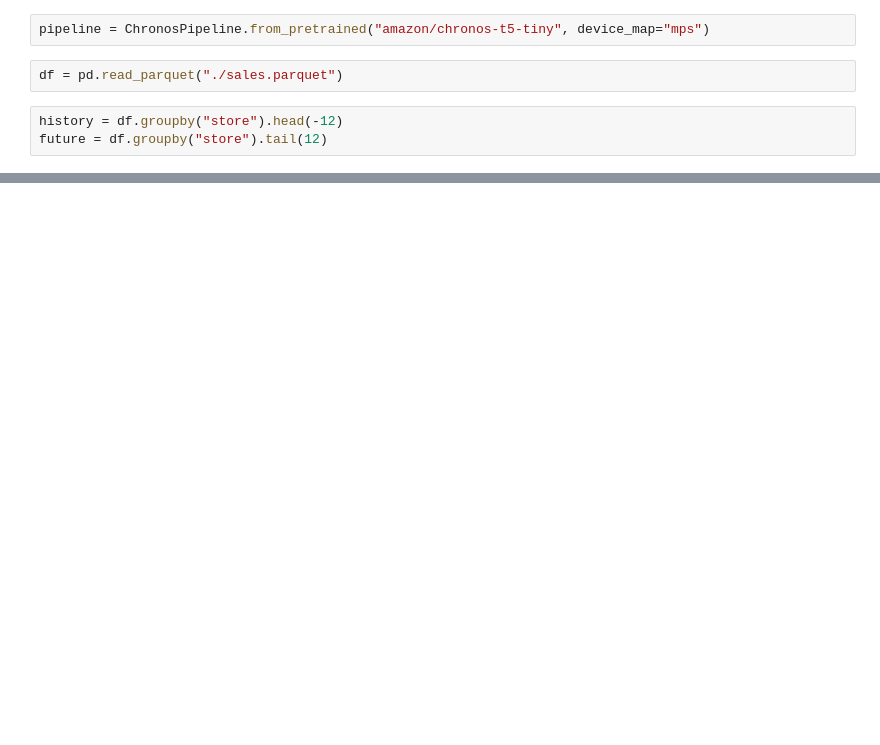
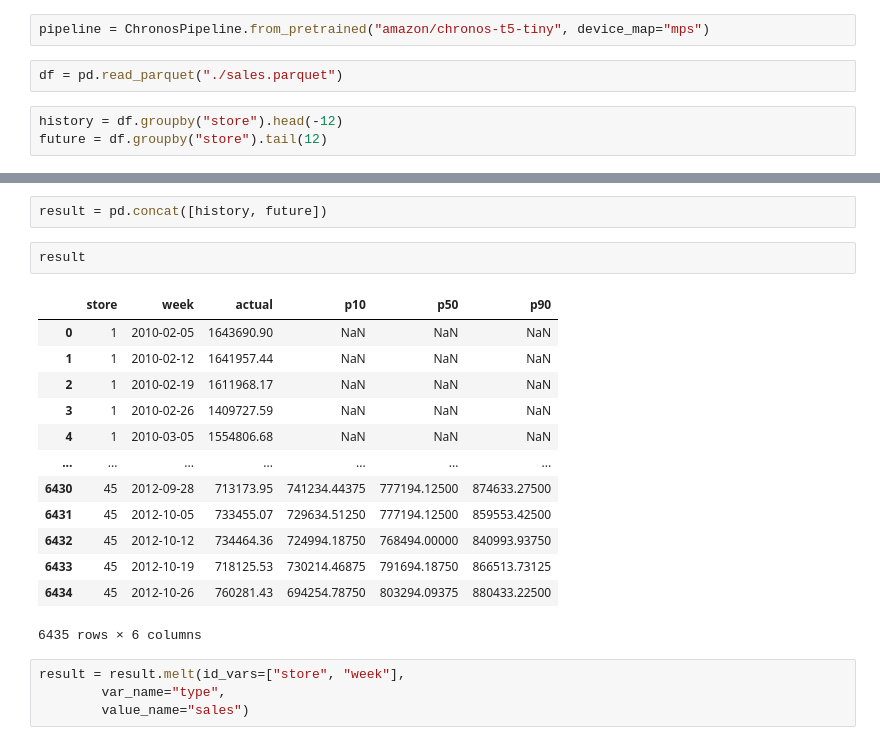
Before and after one commit to jdee-smith/chronos-forecasting, a Jupyter notebook: chronos-forecasting.ipynb, the cells around one changed output, grey strips where cells are left out. Drawn from its saved outputs; the diff is of its cells as text; blank space fills up the shorter version.

```diff
--- a/chronos-forecasting.ipynb
+++ b/chronos-forecasting.ipynb
@@ -55 +57,23 @@ future
 540 rows × 6 columns
+# %%
+result = pd.concat([history, future])
+# %%
+result
+# %% [output]
+|  | store | week | actual | p10 | p50 | p90 |
+| 0 | 1 | 2010-02-05 | 1643690.90 | NaN | NaN | NaN |
+| 1 | 1 | 2010-02-12 | 1641957.44 | NaN | NaN | NaN |
+| 2 | 1 | 2010-02-19 | 1611968.17 | NaN | NaN | NaN |
+| 3 | 1 | 2010-02-26 | 1409727.59 | NaN | NaN | NaN |
+| 4 | 1 | 2010-03-05 | 1554806.68 | NaN | NaN | NaN |
+| ... | ... | ... | ... | ... | ... | ... |
+| 6430 | 45 | 2012-09-28 | 713173.95 | 741234.44375 | 777194.12500 | 874633.27500 |
+| 6431 | 45 | 2012-10-05 | 733455.07 | 729634.51250 | 777194.12500 | 859553.42500 |
+| 6432 | 45 | 2012-10-12 | 734464.36 | 724994.18750 | 768494.00000 | 840993.93750 |
+| 6433 | 45 | 2012-10-19 | 718125.53 | 730214.46875 | 791694.18750 | 866513.73125 |
+| 6434 | 45 | 2012-10-26 | 760281.43 | 694254.78750 | 803294.09375 | 880433.22500 |
+6435 rows × 6 columns
+# %%
+result = result.melt(id_vars=["store", "week"],
+        var_name="type",
+        value_name="sales")
```
Also changed, not shown: parts of 5 cells of this notebook, 3 other files.
